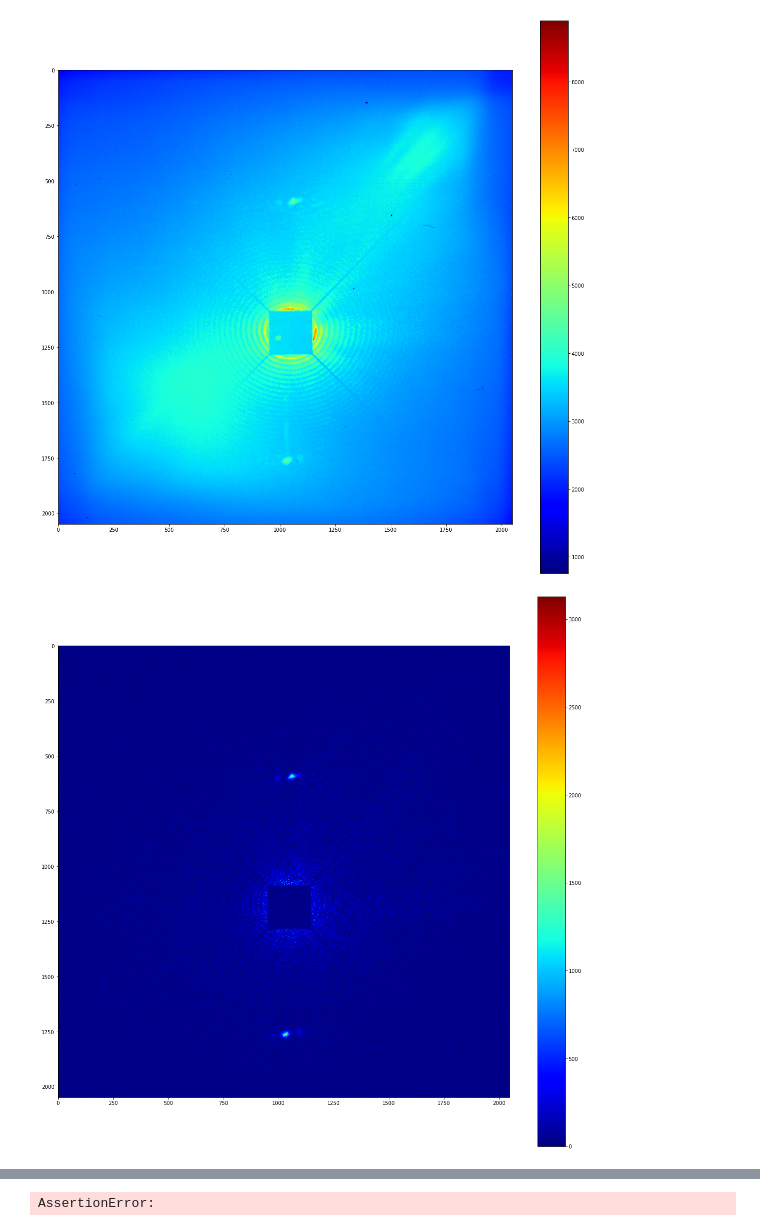
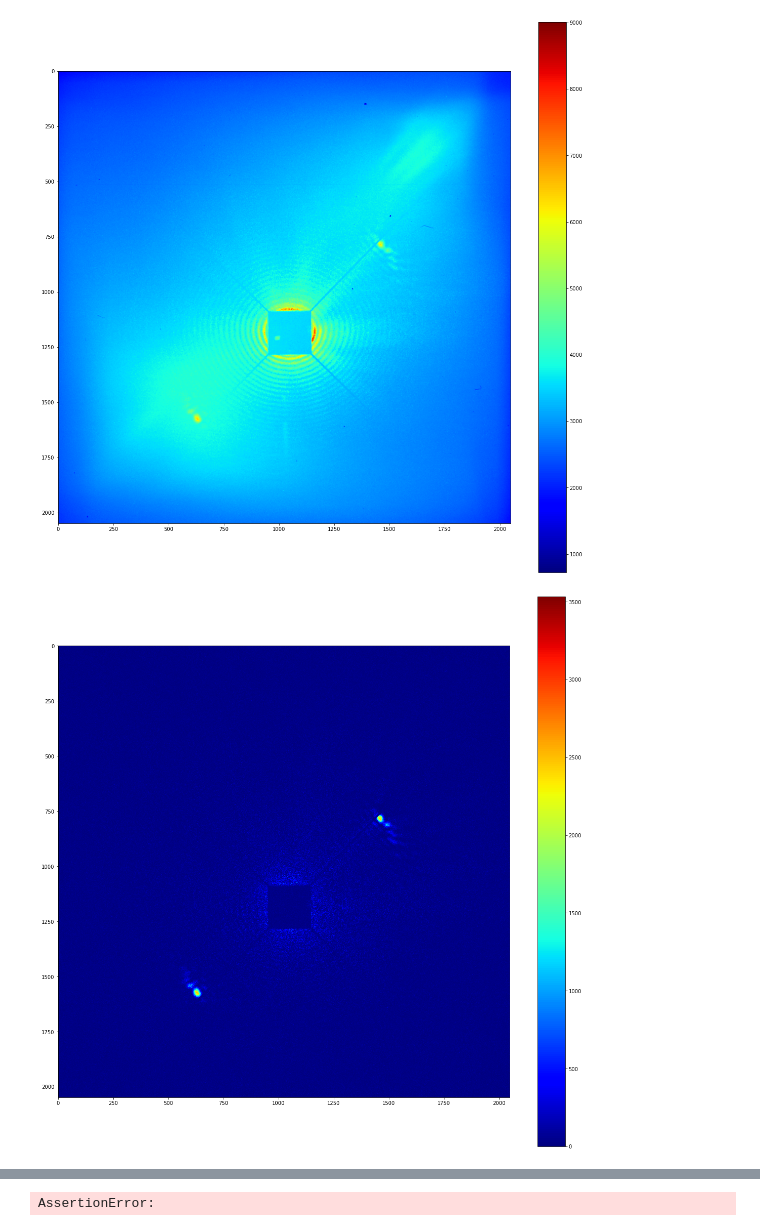
Before and after one commit to RBrearton/soliton_analysis, a Jupyter notebook: azimuthal_scan_playground.ipynb, the cells around one changed output, grey strips where cells are left out. Cells and saved outputs as stored; diff of their text form; code cells hidden in the pictures.

```diff
--- a/azimuthal_scan_playground.ipynb
+++ b/azimuthal_scan_playground.ipynb
@@ -185,29 +185,29 @@ beam_centre_y = 1175
 # %%
 """
 Subtract the background.
 """
 
 import plotly.express as px
 
 # Pick a scan directory.
-scan_angle = 0
+scan_angle = 60
 scan_dir = scan_dirs[_angle_to_scan_no(scan_angle)]
 
 # Get the first image; background subtract it.
 scan_field = 0 # units of mT
 img = get_tiff(scan_dir, scan_field)
 imshow(img)
 # plotly_imshow(img)
 
 # Now plot the background subtracted image.
 img -= get_rough_background(scan_dir)
 
 # Kill any pixels that were below the background.
 img = np.clip(img, 0, np.max(img))
 imshow(img)
 # %% [output]
-[figure, old version]
+[figure, new version]
-[figure, old version]
+[figure, new version]
 # %%
 """
 This made a big improvement, but we've still got obvious noise, particularly
```
Also changed, not shown: parts of 5 cells of this notebook, 1 other file.
